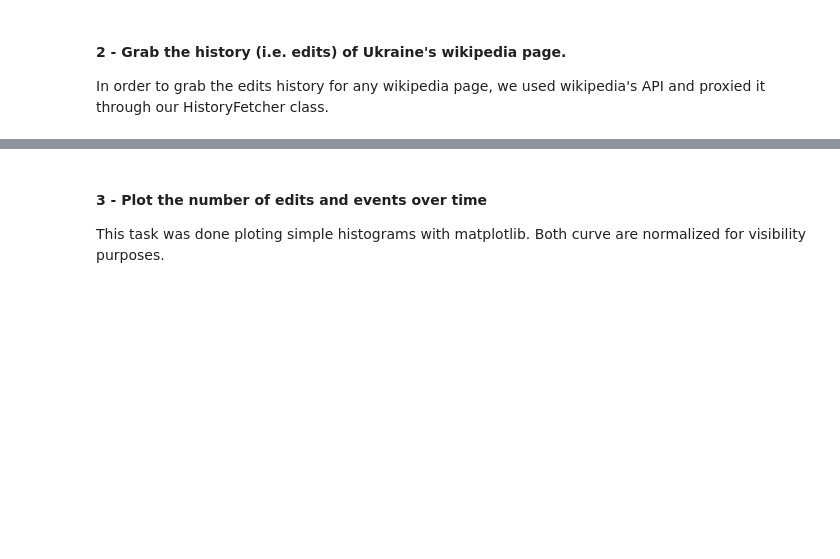
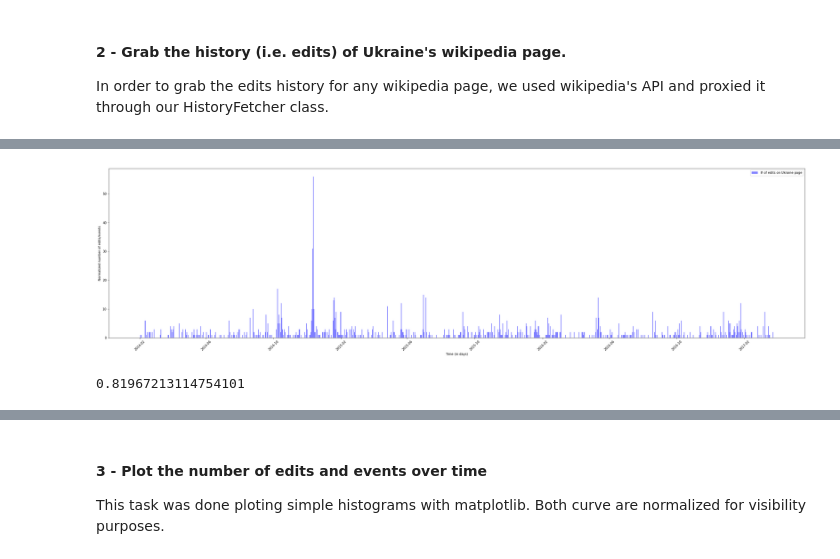
Before and after one commit to Amaumaury/ada-2017, a Jupyter notebook: project/Milestone2.ipynb, the cells around one changed output, grey strips where cells are left out. Cells and saved outputs as stored; diff of their text form; code cells hidden in the pictures; blank space fills up the shorter version.

```diff
--- a/project/Milestone2.ipynb
+++ b/project/Milestone2.ipynb
@@ -87,3 +92,10 @@ response = history_fetcher.get_history('20140201000000', '20140430000000')
 
 # Keeps only the date field for each edit
 ukraine_edits_dates = list(map(lambda revision: revision['timestamp'], response))
+# %%
+# Fetches Ukraine's wikipedia page history
+history_fetcher = HistoryFetcher('China')
+response = history_fetcher.get_history('20130601000000', '20160601000000')
+
+# Keeps only the date field for each edit
+ukraine_edits_dates = list(map(lambda revision: revision['timestamp'], response))
@@ -89,0 +222,16 @@ ukraine_edits_dates = list(map(lambda revision: revision['timestamp'], response)
+# %%
+# Add historgram for the number of edits on ukraine's wikipedia page (normalized)
+plt.figure(figsize=(40,10))
+n_wiki, bins_wiki, patches_wiki = plt.hist(ukraine_edits_dates,\
+                                           bins=1000,\
+                                           color='blue',\
+                                           alpha=0.5,\
+                                           label='# of edits on Ukraine page')
+
+plt.xticks(rotation=45)
+plt.xlabel('Time (in days)')
+plt.ylabel('Normalized number of edits/events')
+plt.legend(loc='upper right')
+plt.show()
+# %% [output]
+[figure, added]
@@ -89,0 +246,4 @@ ukraine_edits_dates = list(map(lambda revision: revision['timestamp'], response)
+# %%
+lambda_estimator
+# %% [output]
+0.81967213114754101
```
Also changed, not shown: parts of 37 cells of this notebook.
